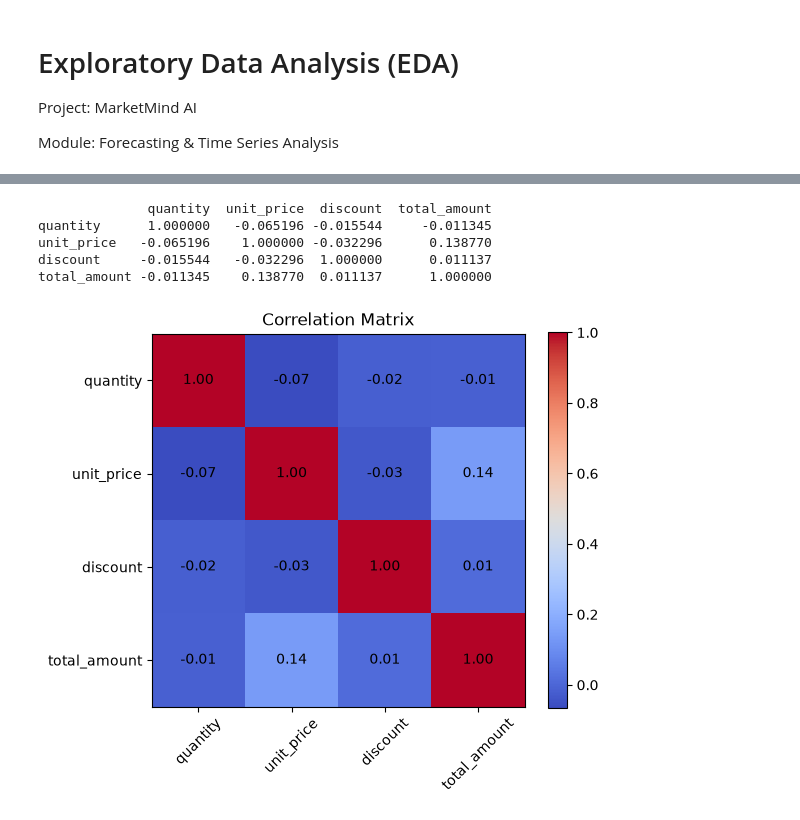
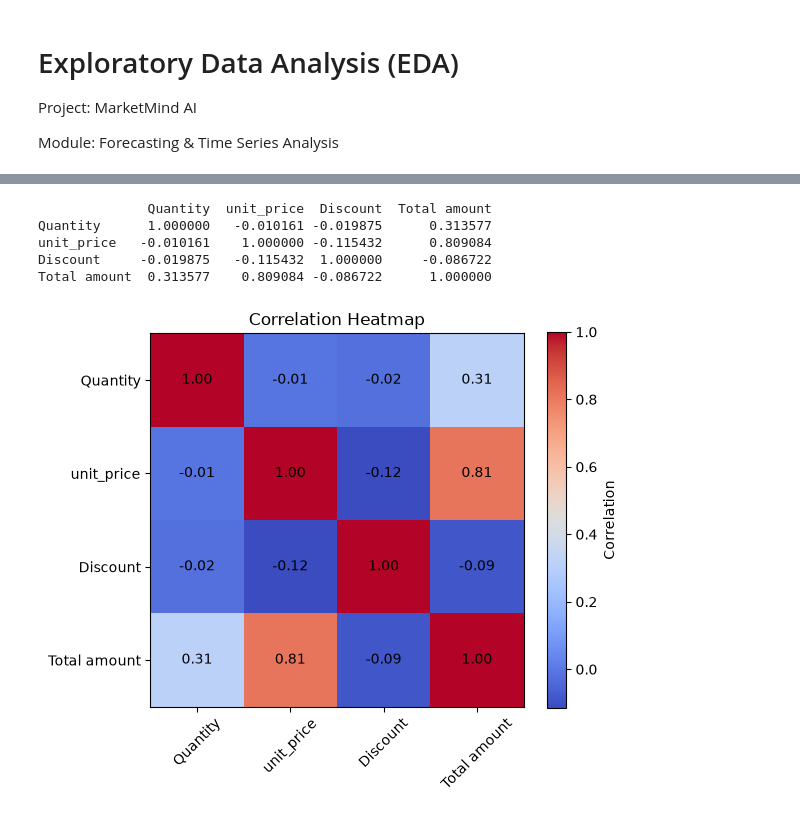
Before and after one commit to springboardmentor54321v/Small-business-sales-intelligence-platform-SB7-Team4, a Jupyter notebook: AIML/EDA/eda.ipynb, the cells around one changed output, grey strips where cells are left out. Saved outputs shown, nothing was run; the diff lists cells and outputs as text; code cells hidden in the pictures.

```diff
--- a/AIML/EDA/eda.ipynb
+++ b/AIML/EDA/eda.ipynb
@@ -11,4 +11,4 @@ import pandas as pd
 import numpy as np
 import matplotlib.pyplot as plt
 # %%
-df = pd.read_csv("data/marketmind_sales_dataset.csv")
+df=pd.read_csv("../data/dataset.csv")
@@ -122,4 +87,0 @@ df.describe(include='all')
-# %%
-#filling missing transaction_dates with their medians
-df['transaction_date'] = df['transaction_date'].fillna(df['transaction_date'].median())
-df['transaction_date'].isnull().sum()
@@ -147,10 +125,9 @@ plt.show()
 # %%
-#monthly seasonality
-df["Month"] = df["transaction_date"].dt.month_name()
+#Monthly Sales
+df["Month"] = df["Order Date"].dt.month_name()
 
-monthly_sales = df.groupby("Month")["total_amount"].sum()
+monthly_sales = df.groupby("Month")["Total amount"].sum()
 
 monthly_sales.plot(kind="bar", figsize=(10,5))
-plt.title("Monthly Sales")
 plt.show()
 # %% [output]
@@ -158,10 +135,9 @@ plt.show()
 # %%
-#weekly seasonalities
-df["Day"] = df["transaction_date"].dt.day_name()
+#weekly sales
+df["Day"] = df["Order Date"].dt.day_name()
 
-weekly_sales = df.groupby("Day")["total_amount"].sum()
+weekly_sales = df.groupby("Day")["Total amount"].sum()
 
 weekly_sales.plot(kind="bar")
-plt.title("Weekly Sales")
 plt.show()
 # %% [output]
@@ -192,33 +173,32 @@ plt.show()
 # %%
-#correlation analysis
-print(df[["quantity","unit_price","discount","total_amount"]].corr())
-import matplotlib.pyplot as plt
+#Correlation Matrix and Heat Map
 
-# Select numeric columns
-corr = df[["quantity", "unit_price", "discount", "total_amount"]].corr()
+corr = df[["Quantity", "unit_price", "Discount", "Total amount"]].corr()
 
-# Create heatmap
+print(corr)
+
+# Heatmap
 plt.figure(figsize=(6,5))
 plt.imshow(corr, cmap="coolwarm", interpolation="nearest")
-plt.colorbar()
+plt.colorbar(label="Correlation")
 
-# Labels
-plt.xticks(range(len(corr.columns)), corr.columns, rotation=45)
-plt.yticks(range(len(corr.columns)), corr.columns)
+# Axis labels
+plt.xticks(range(len(corr.columns)), corr.columns.tolist(), rotation=45)
+plt.yticks(range(len(corr.columns)), corr.columns.tolist())
 
-# Add correlation values inside each cell
+# Display correlation values inside each cell
 for i in range(len(corr.columns)):
     for j in range(len(corr.columns)):
         plt.text(j, i, f"{corr.iloc[i, j]:.2f}",
                  ha="center", va="center", color="black")
 
-plt.title("Correlation Matrix")
+plt.title("Correlation Heatmap")
 plt.tight_layout()
 plt.show()
 # %% [output]
-              quantity  unit_price  discount  total_amount
-quantity      1.000000   -0.065196 -0.015544     -0.011345
-unit_price   -0.065196    1.000000 -0.032296      0.138770
-discount     -0.015544   -0.032296  1.000000      0.011137
-total_amount -0.011345    0.138770  0.011137      1.000000
+              Quantity  unit_price  Discount  Total amount
+Quantity      1.000000   -0.010161 -0.019875      0.313577
+unit_price   -0.010161    1.000000 -0.115432      0.809084
+Discount     -0.019875   -0.115432  1.000000     -0.086722
+Total amount  0.313577    0.809084 -0.086722      1.000000
-[figure, old version]
+[figure, new version]
```
Also changed, not shown: parts of 20 cells of this notebook, 1 other file.
